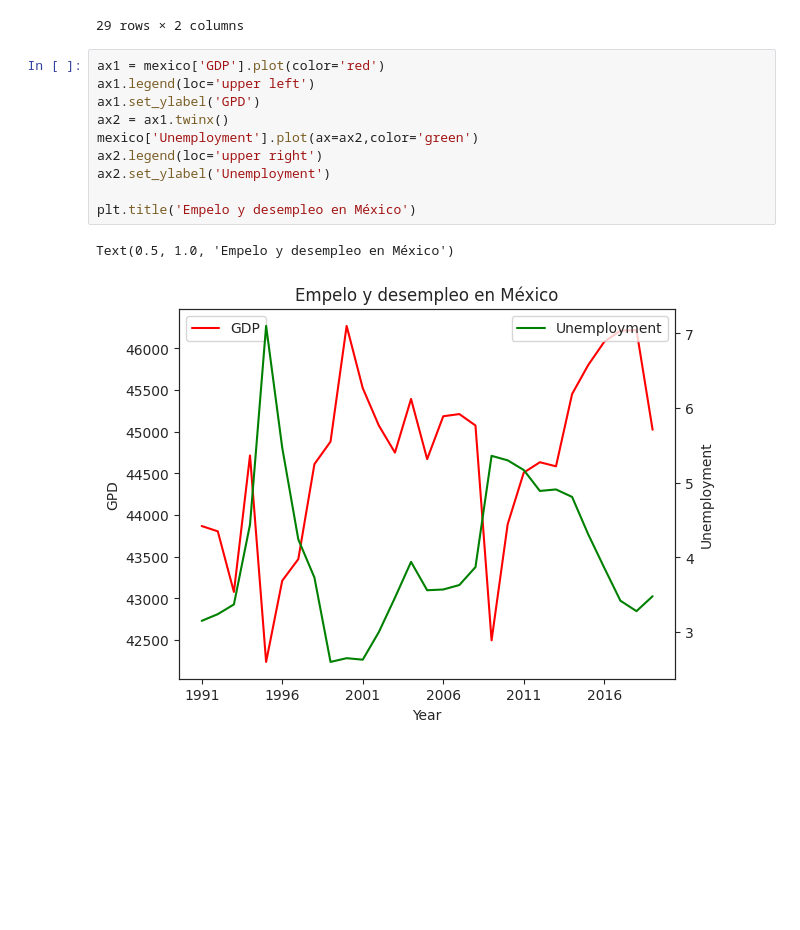
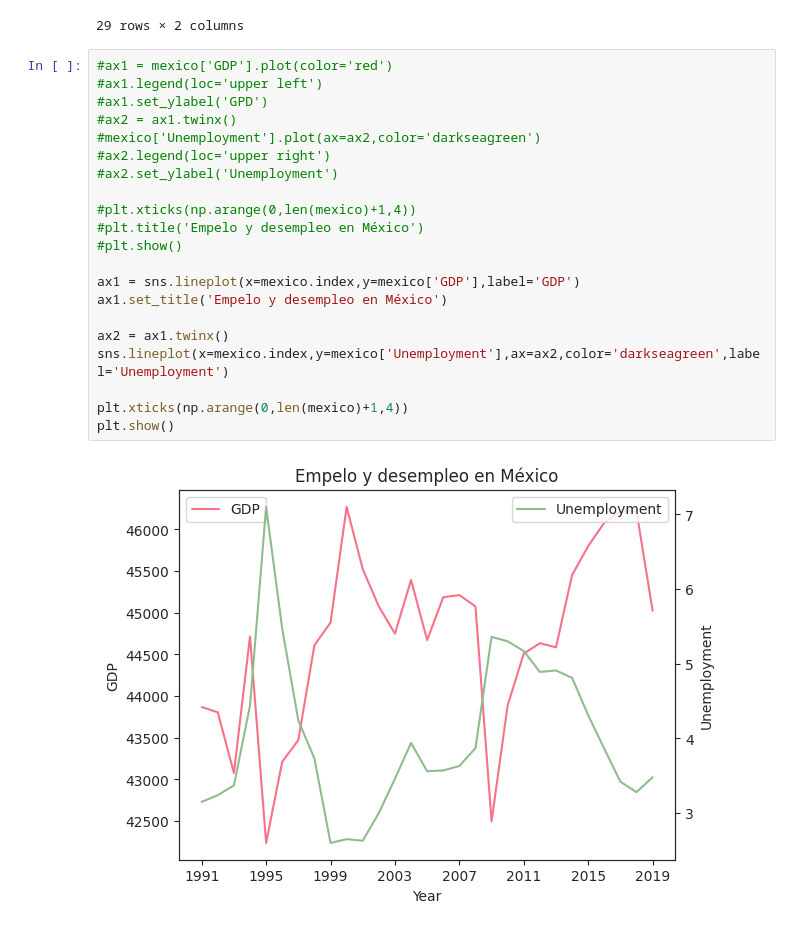
Before and after one commit to Edersao/Curso_Data_Scientist, a Jupyter notebook: Prueba4.ipynb, the cells around one changed output. Saved outputs shown, nothing was run; the diff lists cells and outputs as text; blank space fills up the shorter version.

```diff
--- a/Prueba4.ipynb
+++ b/Prueba4.ipynb
@@ -158,15 +159,25 @@ mexico
 | 2019 | 45023.95098 | 3.48 |
 29 rows × 2 columns
 # %%
-ax1 = mexico['GDP'].plot(color='red')
-ax1.legend(loc='upper left')
-ax1.set_ylabel('GPD')
+#ax1 = mexico['GDP'].plot(color='red')
+#ax1.legend(loc='upper left')
+#ax1.set_ylabel('GPD')
+#ax2 = ax1.twinx()
+#mexico['Unemployment'].plot(ax=ax2,color='darkseagreen')
+#ax2.legend(loc='upper right')
+#ax2.set_ylabel('Unemployment')
+
+#plt.xticks(np.arange(0,len(mexico)+1,4))
+#plt.title('Empelo y desempleo en México')
+#plt.show()
+
+ax1 = sns.lineplot(x=mexico.index,y=mexico['GDP'],label='GDP')
+ax1.set_title('Empelo y desempleo en México')
+
 ax2 = ax1.twinx()
-mexico['Unemployment'].plot(ax=ax2,color='green')
-ax2.legend(loc='upper right')
-ax2.set_ylabel('Unemployment')
+sns.lineplot(x=mexico.index,y=mexico['Unemployment'],ax=ax2,color='darkseagreen',label='Unemployment')
 
-plt.title('Empelo y desempleo en México')
+plt.xticks(np.arange(0,len(mexico)+1,4))
+plt.show()
 # %% [output]
-Text(0.5, 1.0, 'Empelo y desempleo en México')
-[figure, old version]
+[figure, new version]
```
Also changed, not shown: parts of 1 cell of this notebook.
